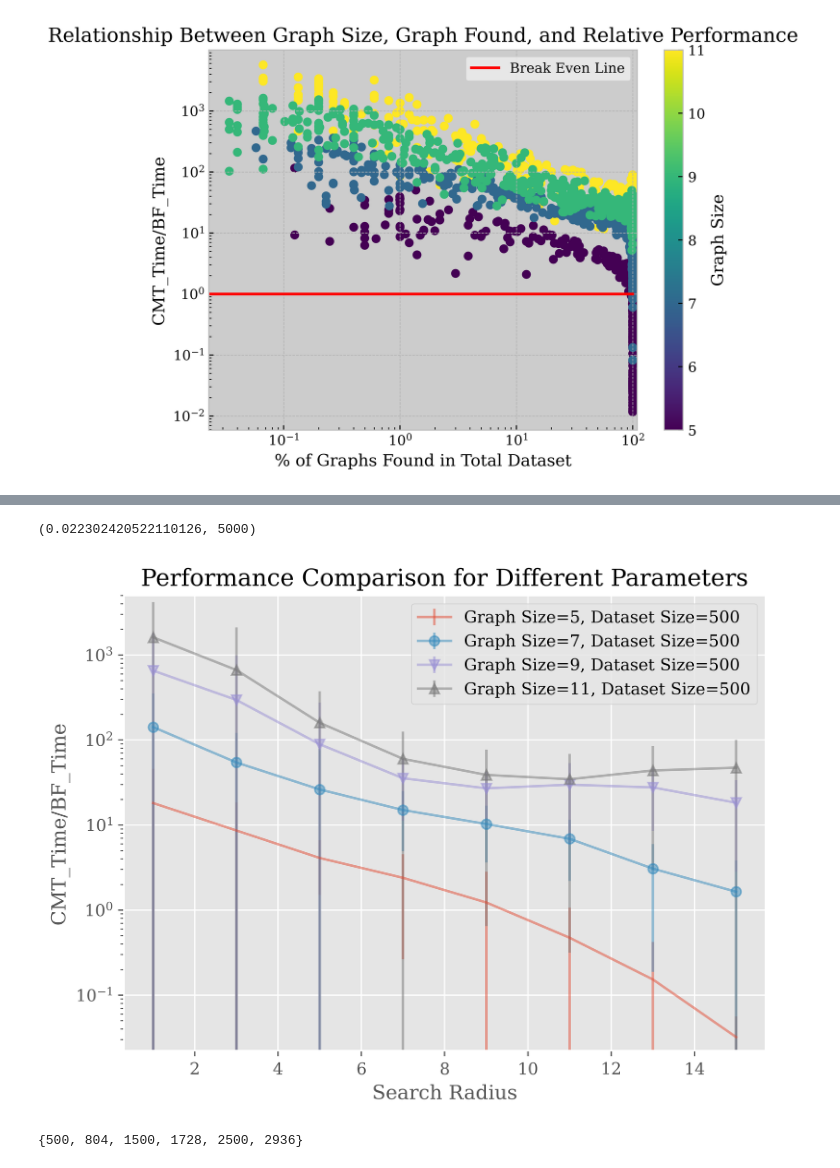
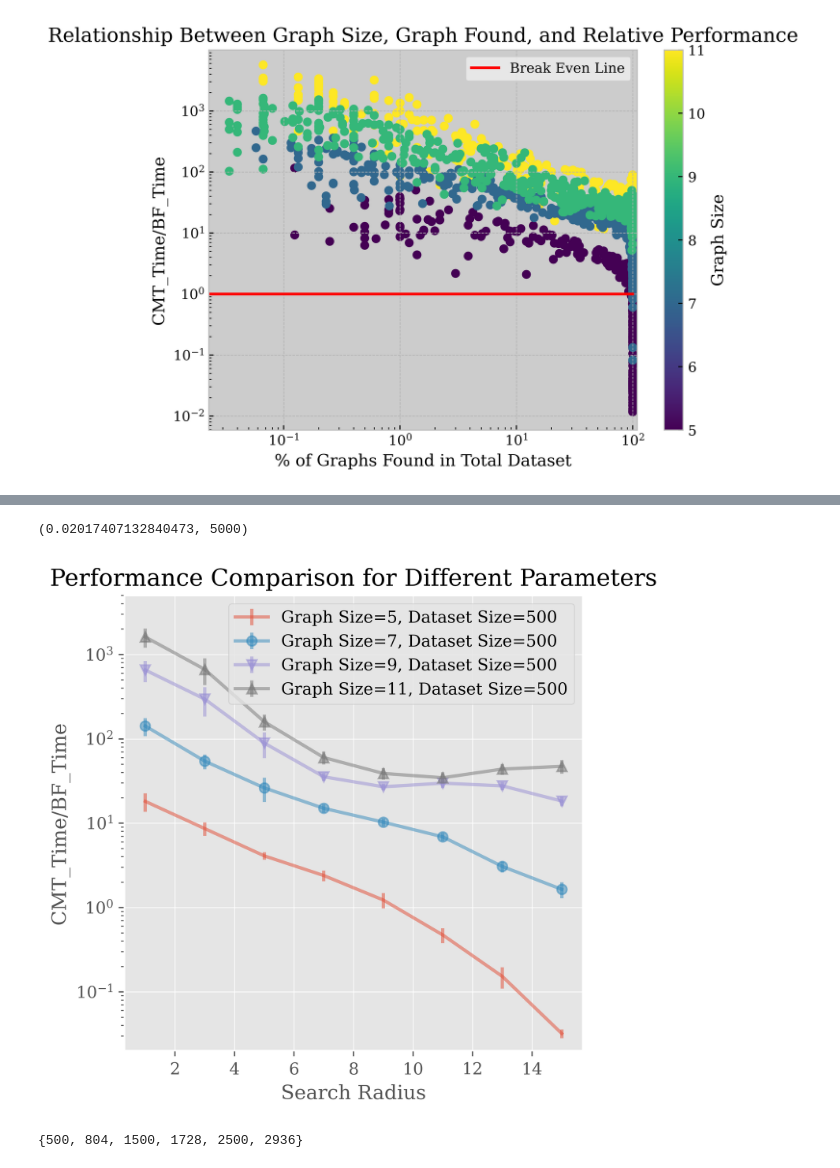
Before and after one commit to weathon/GED-CMT, a Jupyter notebook: Data_Vis.ipynb, the cells around one changed output, grey strips where cells are left out. Saved outputs shown, nothing was run; the diff lists cells and outputs as text; code cells hidden in the pictures.

```diff
--- a/Data_Vis.ipynb
+++ b/Data_Vis.ipynb
@@ -28,7 +28,7 @@ Text(0.5, 1.0, 'Relationship Between Graph Size, Graph Found, and Relative Perfo
 # %%
 import pylab
 import numpy as np
-pylab.rcParams["figure.figsize"] = (7,5)
+pylab.rcParams["figure.figsize"] = (9,9)
 import matplotlib as mpl
 mpl.rcParams['figure.dpi'] = 500
 pylab.style.use("bmh")
@@ -63,39 +63,38 @@ def plot_box(x, y, color=None, label=None):
   for i,j in zip(x,y):
     ans[i].append(j)
   mean = [np.mean(ans[i]) for i in ans.keys()]
-  std = [2.8*np.std(ans[i]) for i in ans.keys()]
+  std = [1.96*np.std(ans[i], ddof=1)/np.sqrt(len(ans[i])) for i in ans.keys()]
   pylab.errorbar(ans.keys(), mean, yerr=std, label=label, alpha=0.5, marker=get_marker(), color=color)
   pylab.ylim(0)
 # %%
-pylab.rcParams["figure.figsize"] = (7,5)
+pylab.rcParams["figure.figsize"] = (5,5)
 import matplotlib as mpl
 mpl.rcParams['figure.dpi'] = 500
 index = 0
-pylab.rcParams["figure.figsize"] = (7,5)
 pylab.style.use("ggplot")
 for gs in sorted(set(df["Graph Size"])):
   ds=500
   tmp = df[(df["Graph Size"]==gs) & (df["Dataset Size"]==ds)]
   plot_box(tmp["r"],tmp["Total Time"]/tmp["BF Time"],label=f"Graph Size={gs}, Dataset Size={ds}")
 index = 0
 # for ds in sorted(set(df[df["Graph Size"]==7]["Dataset Size"])):
 #   gs=7
 #   if ds==1500:
 #     continue
 #   tmp = df[(df["Graph Size"]==gs) & (df["Dataset Size"]==ds)]
 #   plot_box(tmp["r"],tmp["Total Time"]/tmp["BF Time"],np.array((0,0,1))*(1-index), label=f"Graph Size={gs}, Dataset Size={ds}")
 
 
 pylab.xlabel("Search Radius")
 pylab.ylabel("CMT_Time/BF_Time")
 # pylab.title("Effects of UBLB Itterations on Releative Perfomance")
 pylab.legend()
-pylab.yscale("linear")
+pylab.yscale("log")
 pylab.title("Performance Comparison for Different Parameters")
 pylab.ylim(0,5000)
 # %% [output]
-(0.022302420522110126, 5000)
+(0.02017407132840473, 5000)
-[figure, old version]
+[figure, new version]
 # %%
 set(df["Dataset Size"])
 # %% [output]
```
Also changed, not shown: parts of 2 cells of this notebook.
